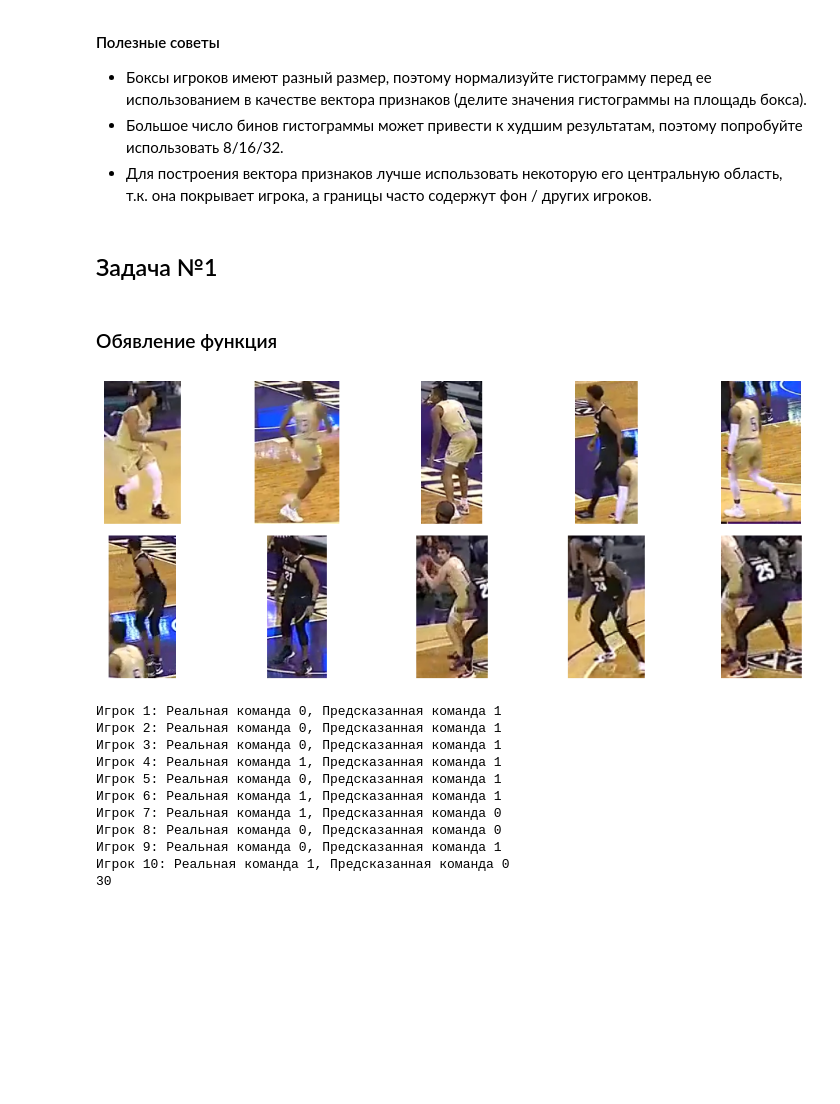
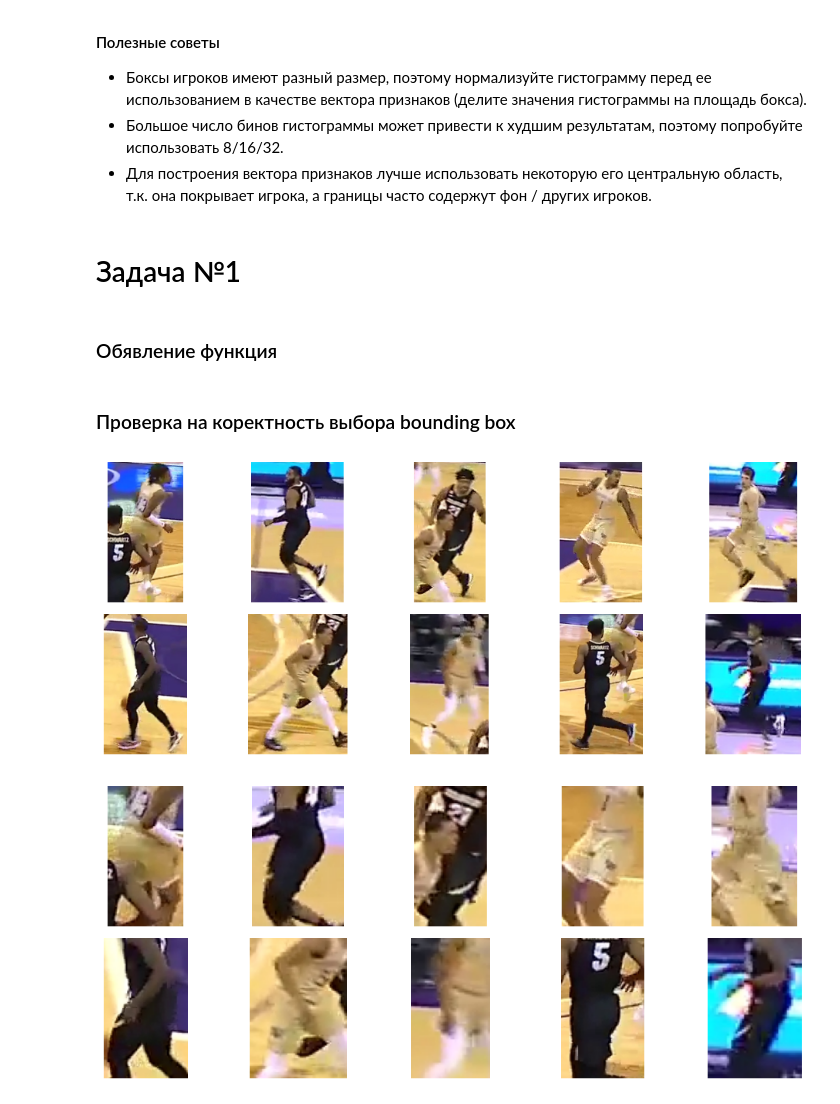
Before and after one commit to kharit74/OtusCV, a Jupyter notebook: Lesson 7/Homework/hmw_l7.ipynb, the cells around one changed output. Cells and saved outputs as stored; diff of their text form; code cells hidden in the pictures; blank space fills up the shorter version.

```diff
--- a/Lesson 7/Homework/hmw_l7.ipynb
+++ b/Lesson 7/Homework/hmw_l7.ipynb
@@ -53,7 +53,7 @@ import cv2
 import json
 import os
 # %% [markdown]
-## Задача №1
+# Задача №1
 # %% [markdown]
 ### Обявление функция
 # %%
@@ -124,57 +123,24 @@ def compare(vec, gt):
 data = parsing_json('team_classification_data/bboxes.json')
+# %% [markdown]
+### Проверка на коректность выбора bounding box
 # %%
-color = (255,0,0)
-thickness = 2
-frame = 1310
+frame = 1577 # фрейм из выборки
 img = cv2.imread(f'team_classification_data/frames/{frame}.jpeg',-1)
-features = []
-gt = []
+img = cv2.cvtColor(img, cv2.COLOR_BGR2RGB)
 plt.figure(figsize=(10,10))
-img = cv2.cvtColor(img, cv2.COLOR_BGR2RGB)
 
 for player_id in data[frame]:
-    x_min = data[frame][player_id]['box'][0]
-    y_min = data[frame][player_id]['box'][1]
-    x_max = x_min + data[frame][player_id]['box'][2]
-    y_max = y_min + data[frame][player_id]['box'][3]
+    x_min = data[frame][player_id]['box'][0] # x
+    y_min = data[frame][player_id]['box'][1] # y
+    x_max = x_min + data[frame][player_id]['box'][2] # x+w
+    y_max = y_min + data[frame][player_id]['box'][3] # y+h
 
     img_bbox = img[y_min:y_max, x_min:x_max]
     plt.subplot(5, 5, player_id+1)
     plt.imshow(img_bbox)
     plt.axis('off')
 
-    gt.append(data[frame][player_id]['team'])
-    features.append(get_faverage_color_rgb(x_min,y_min, x_max, y_max, img))
-
 plt.tight_layout()
 plt.show()
-
-kmeans = sk.KMeans(n_clusters=2)  # Предположим, что есть 2 команды
-predict = kmeans.fit_predict(features)
-# Вывод результатов
-for i, (true_team, predicted_label) in enumerate(zip(gt, predict)):
-    print(f"Игрок {i+1}: Реальная команда {true_team}, Предсказанная команда {predicted_label}")
-
-accuracy = 0
-for i in range(len(predict)):
-    if gt[i] == predict[i]:  # Сравнение реальной метки с предсказанной
-        accuracy += 1
-print(accuracy*10)
-
-
-#cv2.imshow('img',img)
-#cv2.waitKey(0)
-#cv2.destroyAllWindows()
 # %% [output]
-[figure, old version]
+[figure, new version]
-Игрок 1: Реальная команда 0, Предсказанная команда 1
-Игрок 2: Реальная команда 0, Предсказанная команда 1
-Игрок 3: Реальная команда 0, Предсказанная команда 1
-Игрок 4: Реальная команда 1, Предсказанная команда 1
-Игрок 5: Реальная команда 0, Предсказанная команда 1
-Игрок 6: Реальная команда 1, Предсказанная команда 1
-Игрок 7: Реальная команда 1, Предсказанная команда 0
-Игрок 8: Реальная команда 0, Предсказанная команда 0
-Игрок 9: Реальная команда 0, Предсказанная команда 1
-Игрок 10: Реальная команда 1, Предсказанная команда 0
-30
@@ -196,0 +147,26 @@ from scipy.optimize import linear_sum_assignment
+# %%
+frame = 1577 # фрейм из выборки
+img = cv2.imread(f'team_classification_data/frames/{frame}.jpeg',-1)
+img = cv2.cvtColor(img, cv2.COLOR_BGR2RGB)
+plt.figure(figsize=(10,10))
+
+for player_id in data[frame]:
+    w_25 = int(data[frame][player_id]['box'][2]/4) # 25% ширины бб
+    h_25 = int(data[frame][player_id]['box'][3]/4) # 25% высоты бб
+
+    x_min = data[frame][player_id]['box'][0]+w_25 # x
+    y_min = data[frame][player_id]['box'][1]+h_25 # y
+    x_max = x_min + w_25*2
+    y_max = y_min + h_25*2
+    # x_max = x_min + data[frame][player_id]['box'][2] # x+w
+    # y_max = y_min + data[frame][player_id]['box'][3] # y+h
+
+    img_bbox = img[y_min:y_max, x_min:x_max]
+    plt.subplot(5, 5, player_id+1)
+    plt.imshow(img_bbox)
+    plt.axis('off')
+
+plt.tight_layout()
+plt.show()
+# %% [output]
+[figure, added]
```
Also changed, not shown: parts of 10 cells of this notebook, 1 other file.
